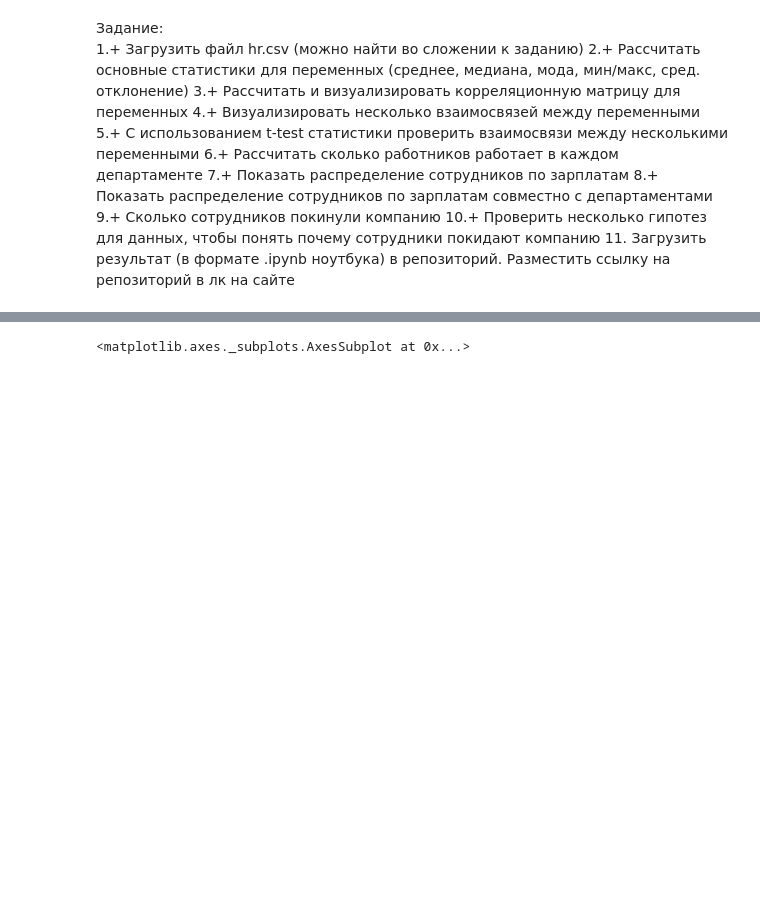
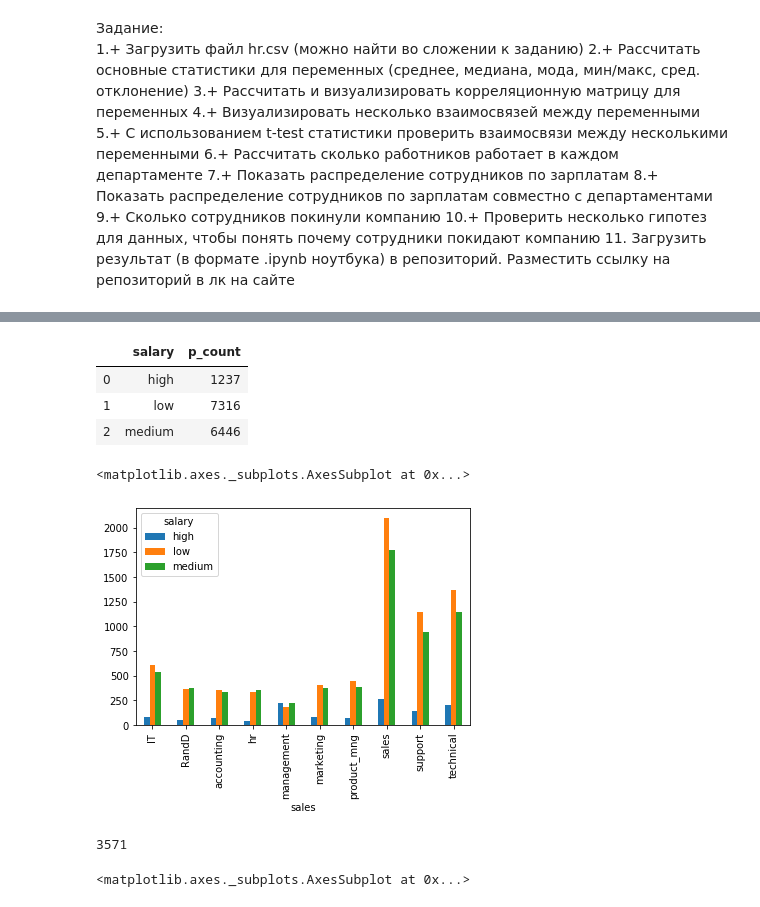
Before and after one commit to BuAnalyst/nstudy_pyda, a Jupyter notebook: Дипломаная работа/Работа дипломная.ipynb, the cells around one changed output, grey strips where cells are left out. Saved outputs shown, nothing was run; the diff lists cells and outputs as text; code cells hidden in the pictures; blank space fills up the shorter version.

```diff
--- a/Дипломаная работа/Работа дипломная.ipynb
+++ b/Дипломаная работа/Работа дипломная.ipynb
@@ -97,3 +107,29 @@ f_dp.plot(kind='bar', y=['low'], color='orange')
+# %%
+# 7. Показать распределение сотрудников по Зарплатам
+sal_count = data[['satisfaction_level', 'salary']].groupby('salary').count().reset_index()
+sal_count.columns = ['salary','p_count']
+sal_count.head()
+# sal_count.plot(kind='bar')
+# %% [output]
+|  | salary | p_count |
+| 0 | high | 1237 |
+| 1 | low | 7316 |
+| 2 | medium | 6446 |
+# %%
+# 8. Распредеелние кол-ва по Зарплатам и Департаментам
+ds_count = data[['satisfaction_level', 'sales', 'salary']].groupby(['sales','salary']).count().reset_index()
+ds_count.columns = ['sales','salary','p_count']
+ds_count.pivot_table(index='sales', columns='salary', values='p_count').plot(kind='bar', rot=90)
+# %% [output]
+<matplotlib.axes._subplots.AxesSubplot at 0x...>
+[figure, added]
+# %%
+#9. Кол-во сотрудников покинувших компанию
+
+count_left = data['left'].sum()
+count_left
+# %% [output]
+3571
 # %%
 # Гипотеза №1 . Увольняются чаще работники, которые работают в компании отностилельно недавно.
 
```
Also changed, not shown: parts of 9 cells of this notebook.
